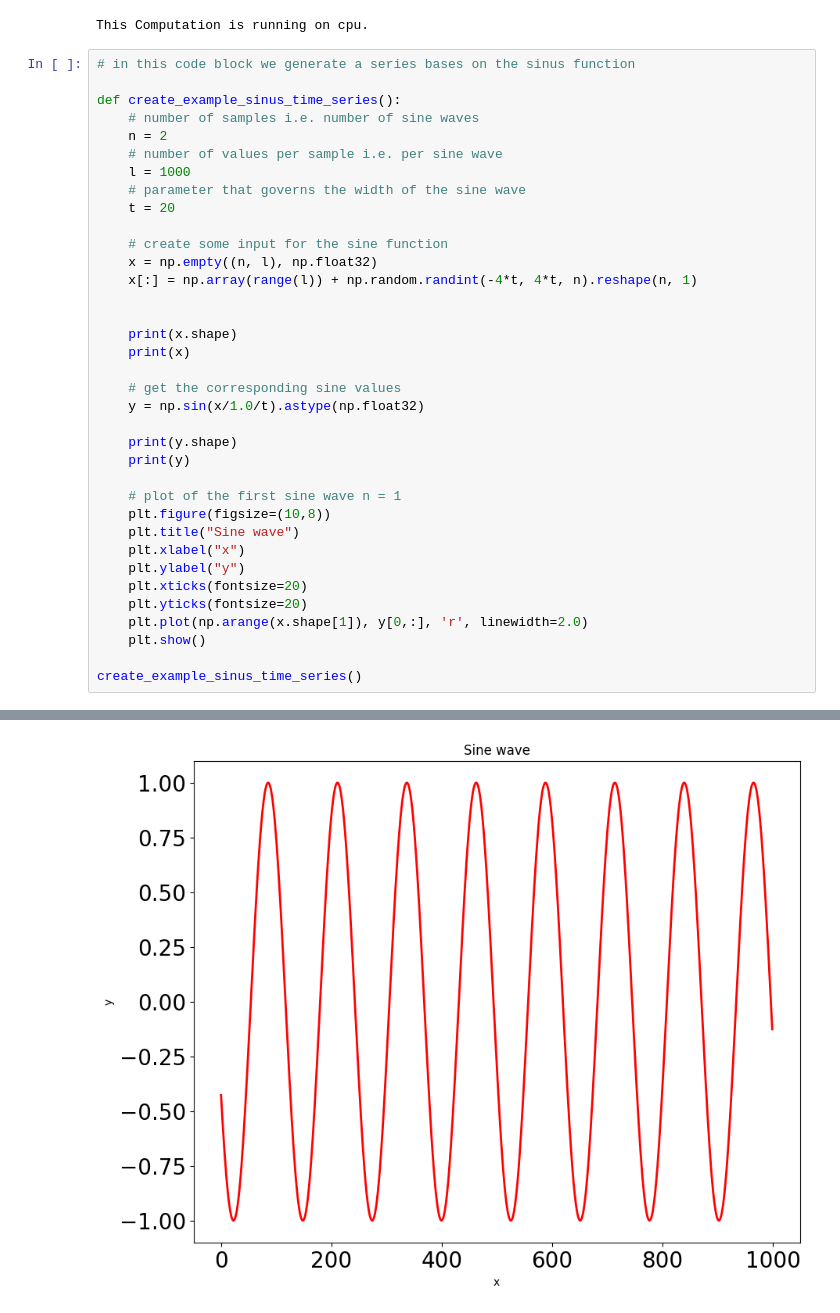
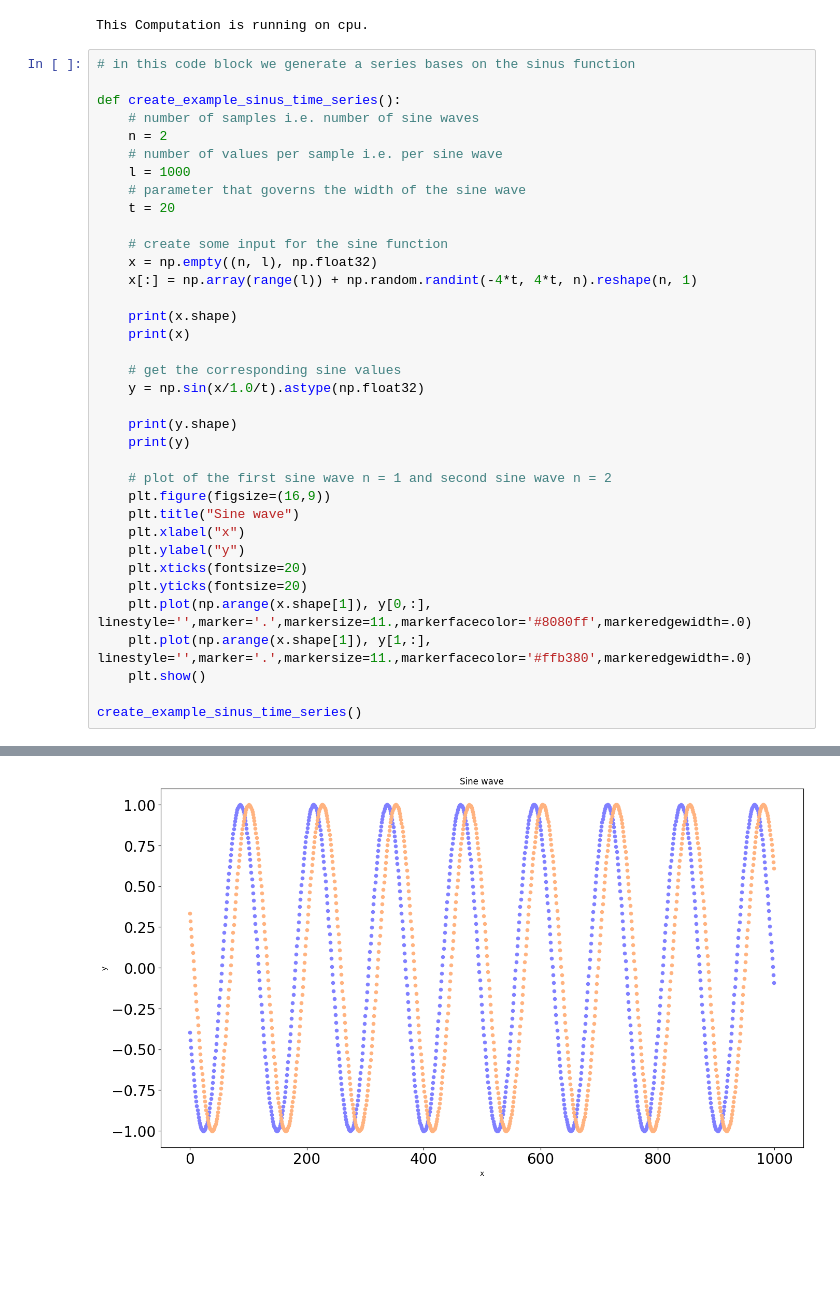
Before and after one commit to aisven/fullstack-ml-academy-homework, a Jupyter notebook: notepads/05-Time-Series-Prediction-with-RNN/Time-Series-Prediction-with-RNN.ipynb, the cells around one changed output, grey strips where cells are left out. Saved outputs shown, nothing was run; the diff lists cells and outputs as text; blank space fills up the shorter version.

Commit message:
plot two of the sine waves

```diff
--- a/notepads/05-Time-Series-Prediction-with-RNN/Time-Series-Prediction-with-RNN.ipynb
+++ b/notepads/05-Time-Series-Prediction-with-RNN/Time-Series-Prediction-with-RNN.ipynb
@@ -54,7 +54,6 @@ def create_example_sinus_time_series():
     x = np.empty((n, l), np.float32)
     x[:] = np.array(range(l)) + np.random.randint(-4*t, 4*t, n).reshape(n, 1)
 
-
     print(x.shape)
     print(x)
 
@@ -64,14 +63,15 @@ def create_example_sinus_time_series():
     print(y.shape)
     print(y)
 
-    # plot of the first sine wave n = 1
-    plt.figure(figsize=(10,8))
+    # plot of the first sine wave n = 1 and second sine wave n = 2
+    plt.figure(figsize=(16,9))
     plt.title("Sine wave")
     plt.xlabel("x")
     plt.ylabel("y")
     plt.xticks(fontsize=20)
     plt.yticks(fontsize=20)
-    plt.plot(np.arange(x.shape[1]), y[0,:], 'r', linewidth=2.0)
+    plt.plot(np.arange(x.shape[1]), y[0,:], linestyle='',marker='.',markersize=11.,markerfacecolor='#8080ff',markeredgewidth=.0)
+    plt.plot(np.arange(x.shape[1]), y[1,:], linestyle='',marker='.',markersize=11.,markerfacecolor='#ffb380',markeredgewidth=.0)
     plt.show()
 
 create_example_sinus_time_series()
@@ -87 +87 @@ create_example_sinus_time_series()
-[figure, old version]
+[figure, new version]
```
Also changed, not shown: parts of 1 cell of this notebook.
